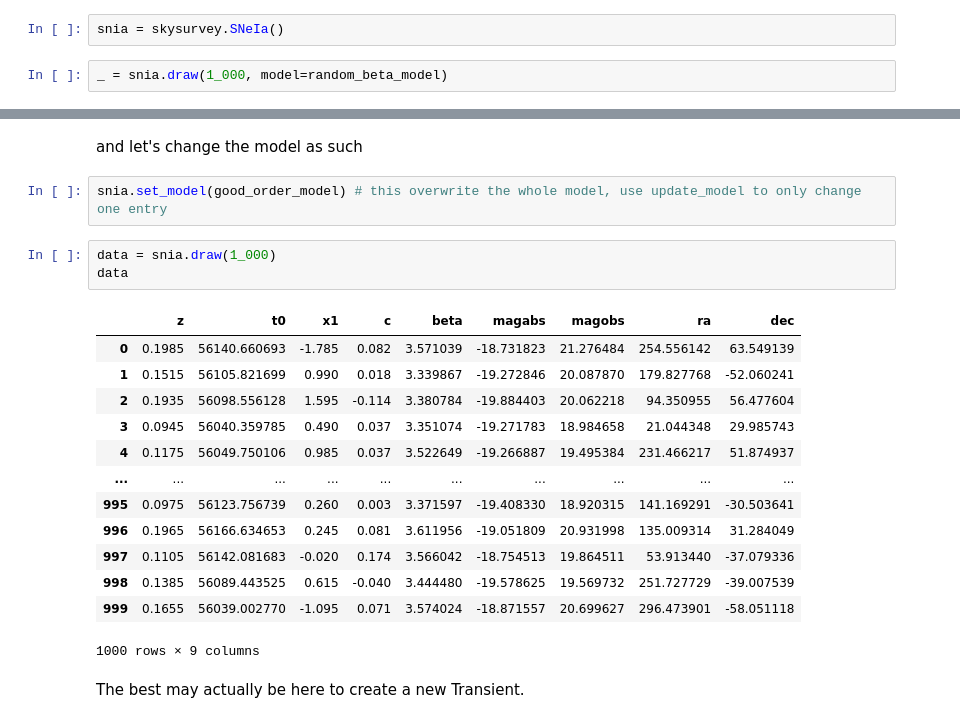
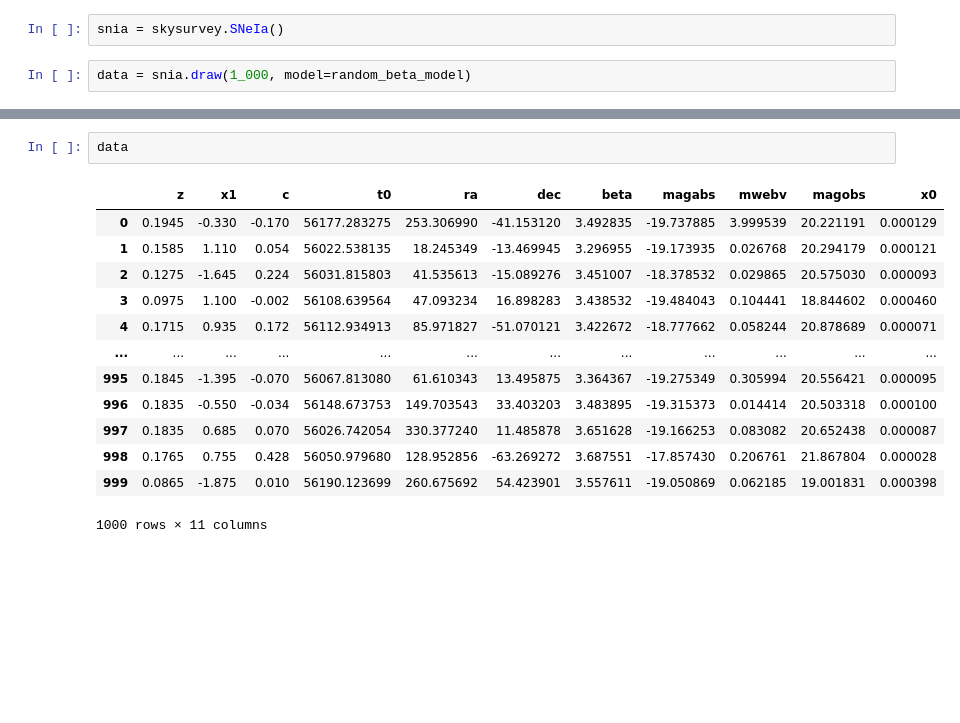
Before and after one commit to MickaelRigault/skysurvey, a Jupyter notebook: docs/howto/change_model_while_draw.ipynb, the cells around one changed output, grey strips where cells are left out. Saved outputs shown, nothing was run; the diff lists cells and outputs as text; blank space fills up the shorter version.

Commit message:
update doc following modeldag 0.6

```diff
--- a/docs/howto/change_model_while_draw.ipynb
+++ b/docs/howto/change_model_while_draw.ipynb
@@ -206,4 +207,4 @@ random_beta_model = {"beta": {"func": np.random.normal, "kwargs": {"loc":3.5, "s
 # %%
 snia = skysurvey.SNeIa()
 # %%
-_ = snia.draw(1_000, model=random_beta_model)
+data = snia.draw(1_000, model=random_beta_model)
@@ -264,23 +211,16 @@ good_order_model
-# %% [markdown]
-and let's change the model as such
-# %%
-snia.set_model(good_order_model) # this overwrite the whole model, use update_model to only change one entry
 # %%
-data = snia.draw(1_000)
 data
 # %% [output]
-|  | z | t0 | x1 | c | beta | magabs | magobs | ra | dec |
-| 0 | 0.1985 | 56140.660693 | -1.785 | 0.082 | 3.571039 | -18.731823 | 21.276484 | 254.556142 | 63.549139 |
-| 1 | 0.1515 | 56105.821699 | 0.990 | 0.018 | 3.339867 | -19.272846 | 20.087870 | 179.827768 | -52.060241 |
-| 2 | 0.1935 | 56098.556128 | 1.595 | -0.114 | 3.380784 | -19.884403 | 20.062218 | 94.350955 | 56.477604 |
-| 3 | 0.0945 | 56040.359785 | 0.490 | 0.037 | 3.351074 | -19.271783 | 18.984658 | 21.044348 | 29.985743 |
-| 4 | 0.1175 | 56049.750106 | 0.985 | 0.037 | 3.522649 | -19.266887 | 19.495384 | 231.466217 | 51.874937 |
-| ... | ... | ... | ... | ... | ... | ... | ... | ... | ... |
-| 995 | 0.0975 | 56123.756739 | 0.260 | 0.003 | 3.371597 | -19.408330 | 18.920315 | 141.169291 | -30.503641 |
-| 996 | 0.1965 | 56166.634653 | 0.245 | 0.081 | 3.611956 | -19.051809 | 20.931998 | 135.009314 | 31.284049 |
-| 997 | 0.1105 | 56142.081683 | -0.020 | 0.174 | 3.566042 | -18.754513 | 19.864511 | 53.913440 | -37.079336 |
-| 998 | 0.1385 | 56089.443525 | 0.615 | -0.040 | 3.444480 | -19.578625 | 19.569732 | 251.727729 | -39.007539 |
-| 999 | 0.1655 | 56039.002770 | -1.095 | 0.071 | 3.574024 | -18.871557 | 20.699627 | 296.473901 | -58.051118 |
+|  | z | x1 | c | t0 | ra | dec | beta | magabs | mwebv | magobs | x0 |
+| 0 | 0.1945 | -0.330 | -0.170 | 56177.283275 | 253.306990 | -41.153120 | 3.492835 | -19.737885 | 3.999539 | 20.221191 | 0.000129 |
+| 1 | 0.1585 | 1.110 | 0.054 | 56022.538135 | 18.245349 | -13.469945 | 3.296955 | -19.173935 | 0.026768 | 20.294179 | 0.000121 |
+| 2 | 0.1275 | -1.645 | 0.224 | 56031.815803 | 41.535613 | -15.089276 | 3.451007 | -18.378532 | 0.029865 | 20.575030 | 0.000093 |
+| 3 | 0.0975 | 1.100 | -0.002 | 56108.639564 | 47.093234 | 16.898283 | 3.438532 | -19.484043 | 0.104441 | 18.844602 | 0.000460 |
+| 4 | 0.1715 | 0.935 | 0.172 | 56112.934913 | 85.971827 | -51.070121 | 3.422672 | -18.777662 | 0.058244 | 20.878689 | 0.000071 |
+| ... | ... | ... | ... | ... | ... | ... | ... | ... | ... | ... | ... |
+| 995 | 0.1845 | -1.395 | -0.070 | 56067.813080 | 61.610343 | 13.495875 | 3.364367 | -19.275349 | 0.305994 | 20.556421 | 0.000095 |
+| 996 | 0.1835 | -0.550 | -0.034 | 56148.673753 | 149.703543 | 33.403203 | 3.483895 | -19.315373 | 0.014414 | 20.503318 | 0.000100 |
+| 997 | 0.1835 | 0.685 | 0.070 | 56026.742054 | 330.377240 | 11.485878 | 3.651628 | -19.166253 | 0.083082 | 20.652438 | 0.000087 |
+| 998 | 0.1765 | 0.755 | 0.428 | 56050.979680 | 128.952856 | -63.269272 | 3.687551 | -17.857430 | 0.206761 | 21.867804 | 0.000028 |
+| 999 | 0.0865 | -1.875 | 0.010 | 56190.123699 | 260.675692 | 54.423901 | 3.557611 | -19.050869 | 0.062185 | 19.001831 | 0.000398 |
-1000 rows × 9 columns
+1000 rows × 11 columns
-# %% [markdown]
-The best may actually be here to create a new Transient.
```
Also changed, not shown: parts of 15 cells of this notebook.
